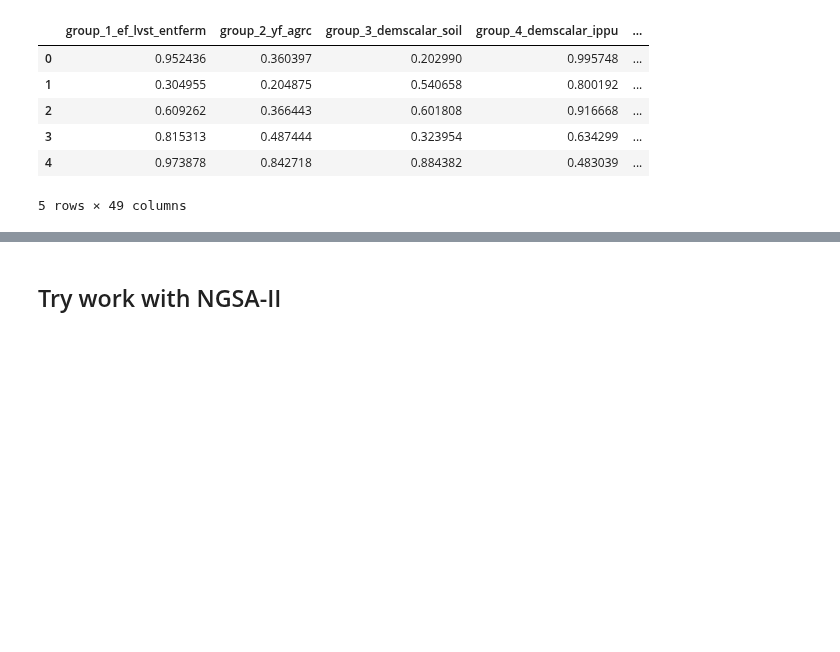
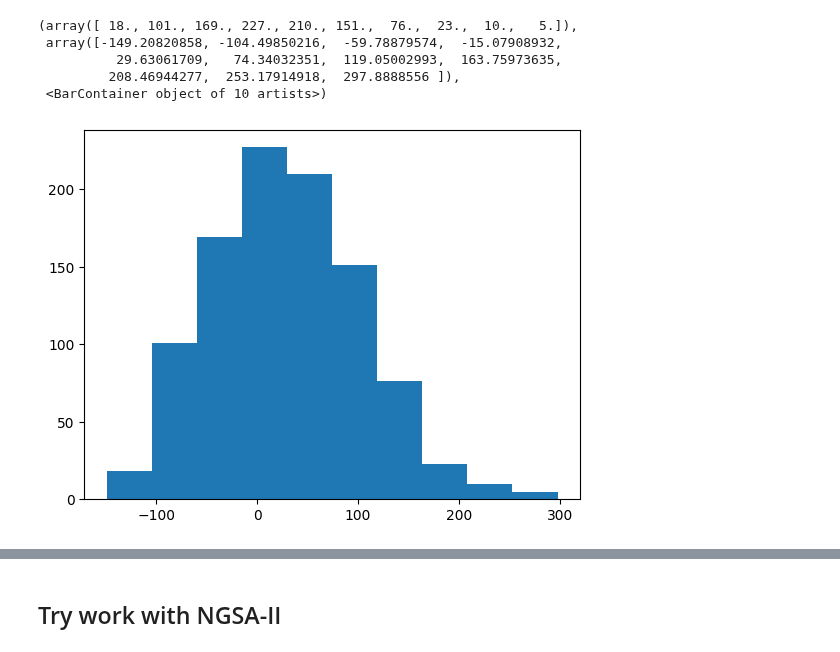
Before and after one commit to sisepuede-framework/ssp_louisiana, a Jupyter notebook: metamodel/notebooks/pymoo.ipynb, the cells around one changed output, grey strips where cells are left out. Drawn from its saved outputs; the diff is of its cells as text; code cells hidden in the pictures; blank space fills up the shorter version.

```diff
--- a/metamodel/notebooks/pymoo.ipynb
+++ b/metamodel/notebooks/pymoo.ipynb
@@ -19,15 +19,20 @@ TRAINING_DIR_PATH = os.path.join(DATA_DIR_PATH, "training")
 TRAINING_MODELS_DIR_PATH = os.path.join(SCRIPT_DIR_PATH, "trained_models")
 # %%
 # Load training data to test the model
-TRAINING_DATA_PATH = os.path.join(TRAINING_DIR_PATH, "training_data_v4.1.csv")
+TRAINING_DATA_PATH = os.path.join(TRAINING_DIR_PATH, "training_data_v5.3.csv")
 df_train = pd.read_csv(TRAINING_DATA_PATH)
 df_train = df_train.drop(columns=["primary_id", "future_id"])
 df_train.head()
+
+
+#df_train = df_train[df_train["technical_cost"] < 10]
+df_train["technical_cost"] *= -1
-# %% [output]
-|  | group_1_ef_lvst_entferm | group_2_yf_agrc | group_3_demscalar_soil | group_4_demscalar_ippu | ... |
-| 0 | 0.952436 | 0.360397 | 0.202990 | 0.995748 | ... |
-| 1 | 0.304955 | 0.204875 | 0.540658 | 0.800192 | ... |
-| 2 | 0.609262 | 0.366443 | 0.601808 | 0.916668 | ... |
-| 3 | 0.815313 | 0.487444 | 0.323954 | 0.634299 | ... |
-| 4 | 0.973878 | 0.842718 | 0.884382 | 0.483039 | ... |
-5 rows × 49 columns
+# %%
+plt.hist(df_train["technical_cost"])
+# %% [output]
+(array([ 18., 101., 169., 227., 210., 151.,  76.,  23.,  10.,   5.]),
+ array([-149.20820858, -104.49850216,  -59.78879574,  -15.07908932,
+          29.63061709,   74.34032351,  119.05002993,  163.75973635,
+         208.46944277,  253.17914918,  297.8888556 ]),
+ <BarContainer object of 10 artists>)
+[figure, added]
```
Also changed, not shown: parts of 18 cells of this notebook, 1 other file.
